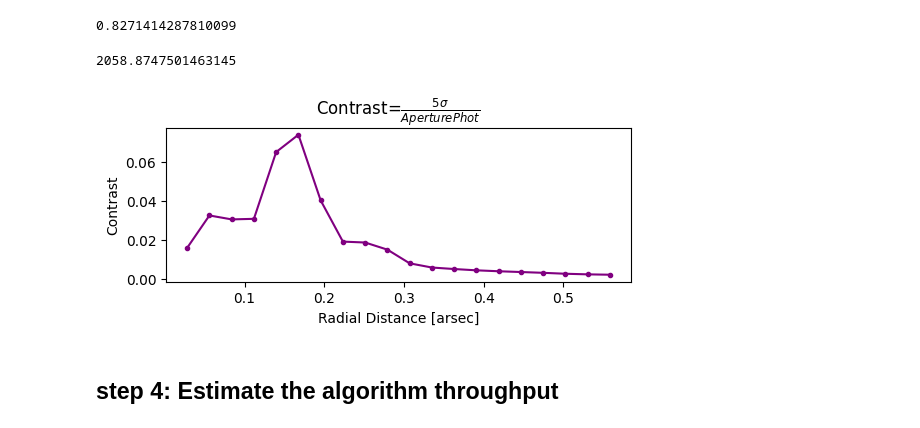
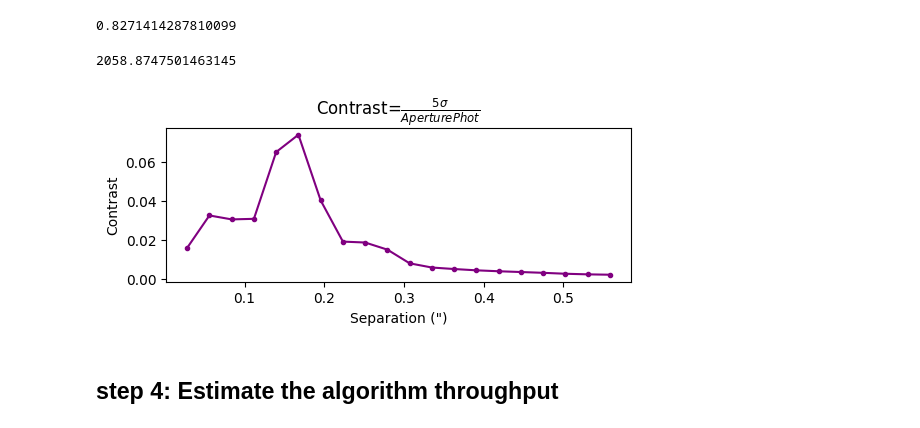
Before and after one commit to yemsnucleus/NEGFC, a Jupyter notebook: presentation/notebooks/contrast_curve.ipynb, the cells around one changed output. Saved outputs shown, nothing was run; the diff lists cells and outputs as text; code cells hidden in the pictures.

```diff
--- a/presentation/notebooks/contrast_curve.ipynb
+++ b/presentation/notebooks/contrast_curve.ipynb
@@ -127,29 +127,29 @@ ap_phot = get_aperture_photometry(psfs,
 ap_phot
 # %% [output]
 0.8271414287810099
-# %%
-from photutils.aperture import aperture_photometry, CircularAperture
-aper = CircularAperture((cube.shape[1]/2, cube.shape[2]/2),
-                        r=row['fwhm_mean'] / 2.)
-obj_flux_i = aperture_photometry(cube[0], aper, method='exact')
-ap_phot = obj_flux_i['aperture_sum'][0]
-ap_phot
-# %% [output]
-2058.8747501463145
+# %%
+from photutils.aperture import aperture_photometry, CircularAperture
+aper = CircularAperture((cube.shape[1]/2, cube.shape[2]/2),
+                        r=row['fwhm_mean'] / 2.)
+obj_flux_i = aperture_photometry(cube[0], aper, method='exact')
+ap_phot = obj_flux_i['aperture_sum'][0]
+ap_phot
+# %% [output]
+2058.8747501463145
 # %%
 contrast = get_contrast(regions, ap_phot, factor=5)
 # %%
 import matplotlib.ticker as ticker
 x_range = np.arange(1, 21, 1)
 plt.figure(figsize=(6, 2))
 
 plt.plot(rad_dist_px*0.01225, contrast, marker='.', color='purple')
 plt.ylabel(r'Contrast')
-plt.xlabel('Radial Distance [arsec]')
+plt.xlabel('Separation (")')
 plt.title(r'Contrast=$\frac{5\sigma}{AperturePhot}$')
 plt.show()
 # %% [output]
-[figure, old version]
+[figure, new version]
 # %% [markdown]
 ## step 4: Estimate the algorithm throughput
 # %%
```
Also changed, not shown: parts of 4 cells of this notebook.
